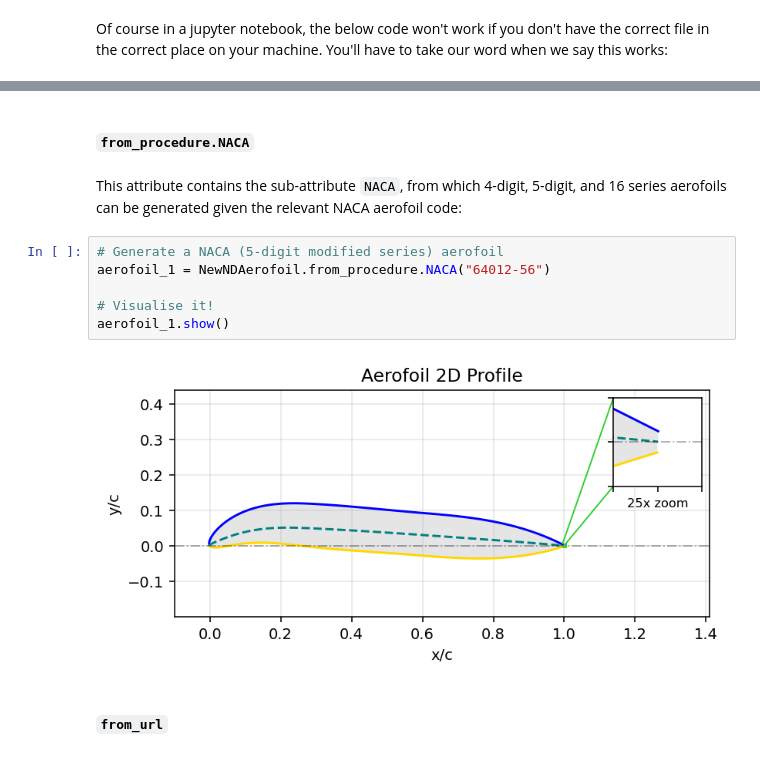
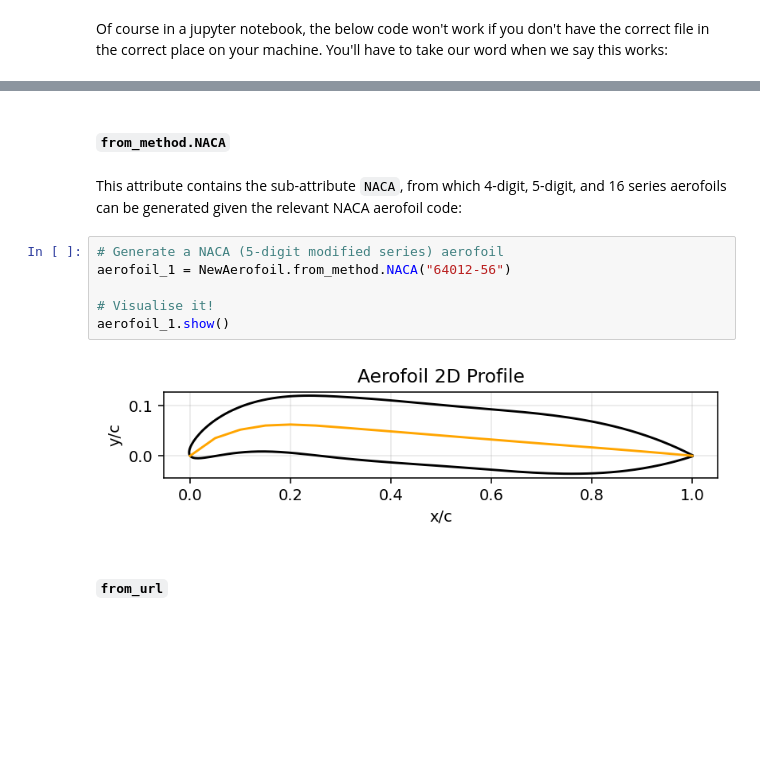
Before and after one commit to yaseen157/carpy, a Jupyter notebook: docs/source/user/Aerofoil Geometry.ipynb, the cells around one changed output, grey strips where cells are left out. Drawn from its saved outputs; the diff is of its cells as text; blank space fills up the shorter version.

```diff
--- a/docs/source/user/Aerofoil Geometry.ipynb
+++ b/docs/source/user/Aerofoil Geometry.ipynb
@@ -51,15 +50,15 @@ You'll have to take our word when we say this works:
 # %% [markdown]
-#### `from_procedure.NACA`
+#### `from_method.NACA`
 # %% [markdown]
 This attribute contains the sub-attribute `NACA`, from which 4-digit, 5-digit, and 16 series aerofoils can be generated given the relevant NACA aerofoil code:
 # %%
 # Generate a NACA (5-digit modified series) aerofoil
-aerofoil_1 = NewNDAerofoil.from_procedure.NACA("64012-56")
+aerofoil_1 = NewAerofoil.from_method.NACA("64012-56")
 
 # Visualise it!
 aerofoil_1.show()
 # %% [output]
-[figure, old version]
+[figure, new version]
 # %% [markdown]
 #### `from_url`
 # %% [markdown]
```
Also changed, not shown: parts of 11 cells of this notebook, 8 other files.
